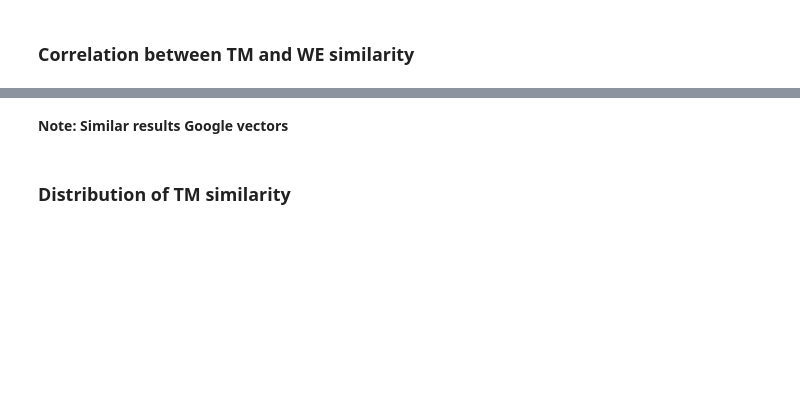
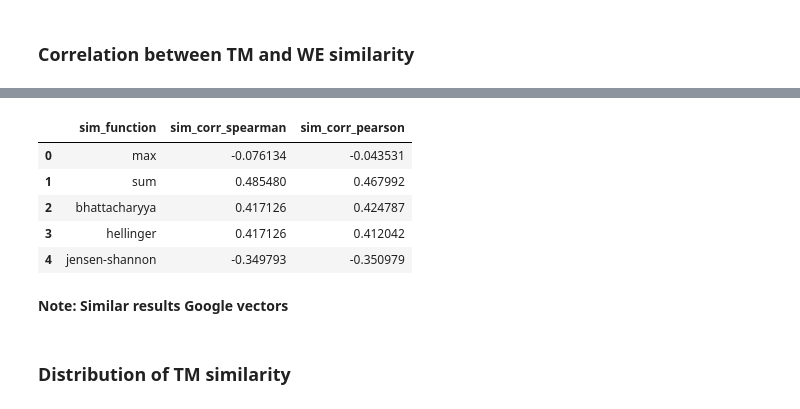
Before and after one commit to knub/master-thesis, a Jupyter notebook: notebooks/Topics.ipynb, the cells around one changed output, grey strips where cells are left out. Cells and saved outputs as stored; diff of their text form; code cells hidden in the pictures; blank space fills up the shorter version.

```diff
--- a/notebooks/Topics.ipynb
+++ b/notebooks/Topics.ipynb
@@ -290,3 +198,25 @@ df_similars[["tm_sim", "we_sim"]].corr("spearman")
+# %%
+model.sim_functions = ["max", "sum", "bhattacharyya", "hellinger", "jensen-shannon"]
+
+sim_corrs_spearman = []
+sim_corrs_pearson = []
+for sim_function in model.sim_functions:
+    corr_spearman = df_topic_similars[["tm_sim_%s" % sim_function, "we_sim"]].corr("spearman").ix[0,1]
+    corr_pearson = df_topic_similars[["tm_sim_%s" % sim_function, "we_sim"]].corr("pearson").ix[0,1]
+    sim_corrs_spearman.append(corr_spearman)
+    sim_corrs_pearson.append(corr_pearson)
+
+df_tmp = pnd.DataFrame(model.sim_functions, columns=["sim_function"])
+df_tmp["sim_corr_spearman"] = sim_corrs_spearman
+df_tmp["sim_corr_pearson"] = sim_corrs_pearson
+df_tmp
+# %% [output]
+|  | sim_function | sim_corr_spearman | sim_corr_pearson |
+| 0 | max | -0.076134 | -0.043531 |
+| 1 | sum | 0.485480 | 0.467992 |
+| 2 | bhattacharyya | 0.417126 | 0.424787 |
+| 3 | hellinger | 0.417126 | 0.412042 |
+| 4 | jensen-shannon | -0.349793 | -0.350979 |
 # %% [markdown]
 **Note: Similar results Google vectors**
 # %% [markdown]
```
Also changed, not shown: parts of 31 cells of this notebook, 1 other file.
